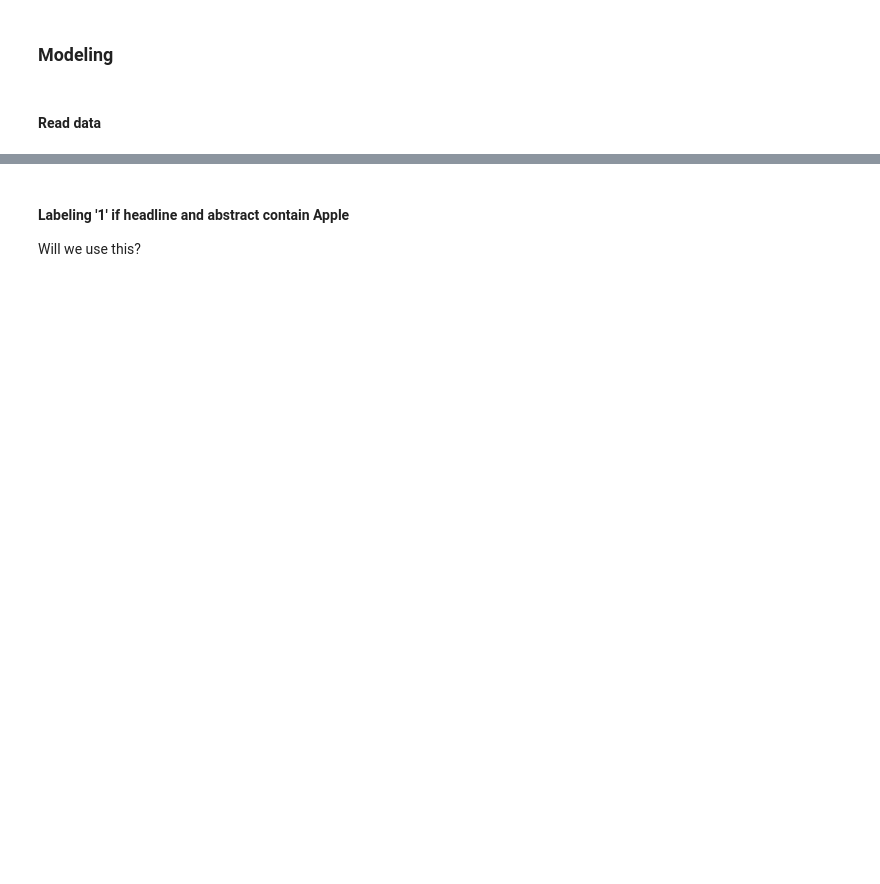
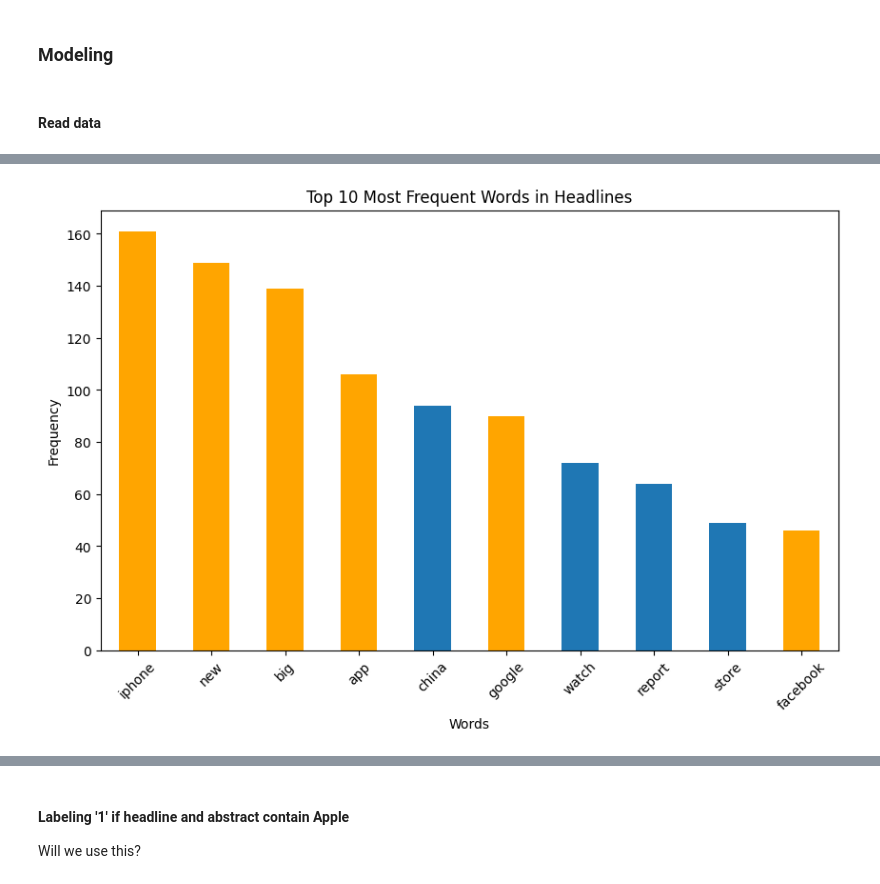
Before and after one commit to xavsant/multimodal_stockprice_prediction, a Jupyter notebook: notebooks/experiments/sentiment_models.ipynb, the cells around one changed output, grey strips where cells are left out. Cells and saved outputs as stored; diff of their text form; code cells hidden in the pictures; blank space fills up the shorter version.

```diff
--- a/notebooks/experiments/sentiment_models.ipynb
+++ b/notebooks/experiments/sentiment_models.ipynb
@@ -12,0 +135,37 @@ df['pub_date'] = df['pub_date'].dt.date
+# %%
+#Visualize Word Frequencies in Bar Chart
+from sklearn.feature_extraction.text import CountVectorizer
+
+# Define custom stopwords to include "Apple" and "tech"
+custom_stopwords = stopwords.words('english') + ['apple', 'tech', 'Apple', 'Tech','daily', 'week','company','companies','could','said','says','would']
+
+# Initialize CountVectorizer with stopwords removal
+vectorizer = CountVectorizer(stop_words=custom_stopwords)
+
+# Create a bag of words (word frequency matrix)
+X = vectorizer.fit_transform(df['headline'])
+
+# Convert to DataFrame for easy handling
+word_freq = pd.DataFrame(X.toarray(), columns=vectorizer.get_feature_names_out())
+
+# Sum up the word frequencies across all documents (headlines)
+word_counts = word_freq.sum(axis=0).sort_values(ascending=False)
+
+# Select top N words (e.g., top 10)
+top_n = 10
+top_words = word_counts.head(top_n)
+
+
+# Set colors: Highlight words that appear in the common_words list
+colors = ['orange' if word in common_words else '#1f77b4' for word in top_words.index]
+
+# Plotting the bar chart for top words with highlighted common words
+plt.figure(figsize=(10, 6))
+top_words.plot(kind='bar', color=colors)
+plt.title('Top 10 Most Frequent Words in Headlines')
+plt.xlabel('Words')
+plt.ylabel('Frequency')
+plt.xticks(rotation=45)
+plt.show()
+# %% [output]
+[figure, added]
```
Also changed, not shown: parts of 58 cells of this notebook.
